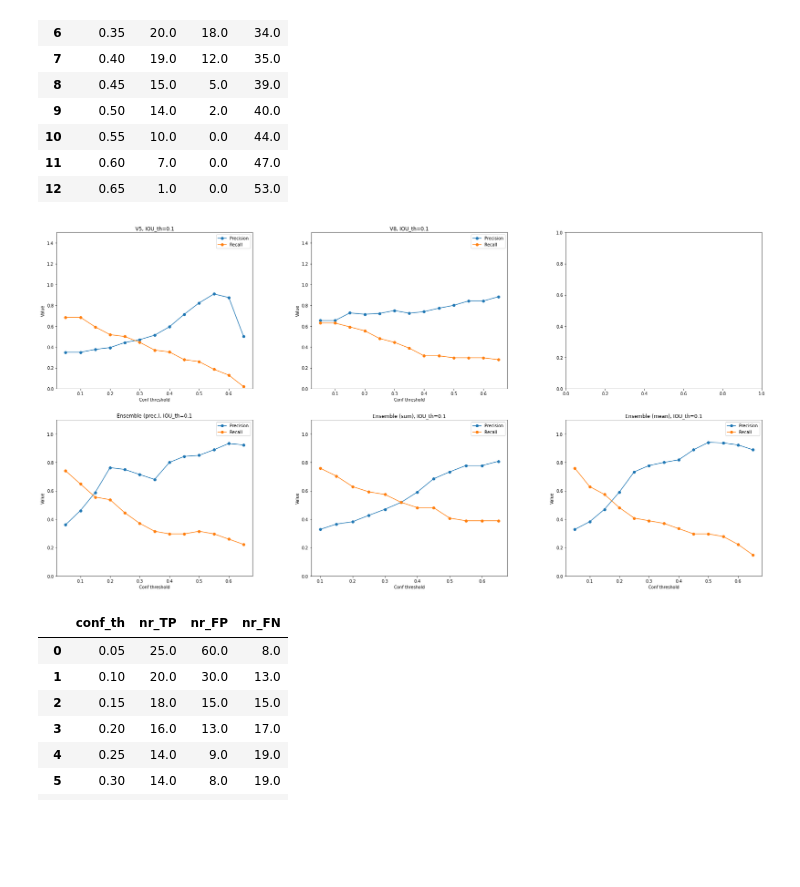
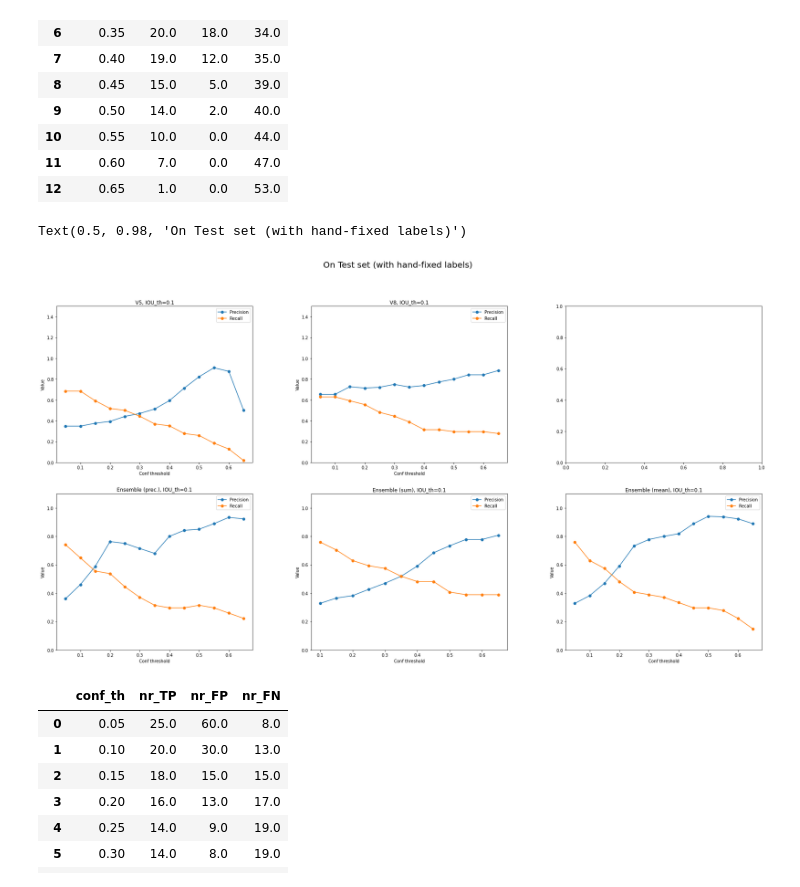
Before and after one commit to andreaberti11235/detection_analysis, a Jupyter notebook: prec_recall_comparison_on_test_fixed_labels.ipynb, the cells around one changed output. Drawn from its saved outputs; the diff is of its cells as text; code cells hidden in the pictures; blank space fills up the shorter version.

```diff
--- a/prec_recall_comparison_on_test_fixed_labels.ipynb
+++ b/prec_recall_comparison_on_test_fixed_labels.ipynb
@@ -79,34 +79,37 @@ ax3.plot(df_ens.loc[:, 'conf_th'], ens_prec, '-o', label='Precision')
 ax3.plot(df_ens.loc[:, 'conf_th'], ens_recall, '-o', label='Recall')
 
 ax3.legend(loc='upper right')
 ax3.set_title('Ensemble (prec.), IOU_th=0.1')
 ax3.set_ylim((0, 1.1))
 
 # Fourth plot
 ax4.set_xlabel('Conf threshold')
 ax4.set_ylabel('Value')
 ax4.plot(conf_th, sum_prec, '-o', label='Precision')
 ax4.plot(conf_th, sum_recall, '-o', label='Recall')
 
 ax4.legend(loc='upper right')
 ax4.set_title('Ensemble (sum), IOU_th=0.1')
 ax4.set_ylim((0, 1.1))
 
 # Fifth plot
 ax5.set_xlabel('Conf threshold')
 ax5.set_ylabel('Value')
 ax5.plot(df_mean.loc[:, 'conf_th'], mean_prec, '-o', label='Precision')
 ax5.plot(df_mean.loc[:, 'conf_th'], mean_recall, '-o', label='Recall')
 
 ax5.legend(loc='upper right')
 ax5.set_title('Ensemble (mean), IOU_th=0.1')
 ax5.set_ylim((0, 1.1))
 
 
 # Adjust the spacing between the subplots
 plt.subplots_adjust(wspace=0.3)
+
+fig.suptitle('On Test set (with hand-fixed labels)', fontsize=20)
 # %% [output]
+Text(0.5, 0.98, 'On Test set (with hand-fixed labels)')
-[figure, old version]
+[figure, new version]
 # %%
 df_ens
 # %% [output]
```
Also changed, not shown: 2 other files.
